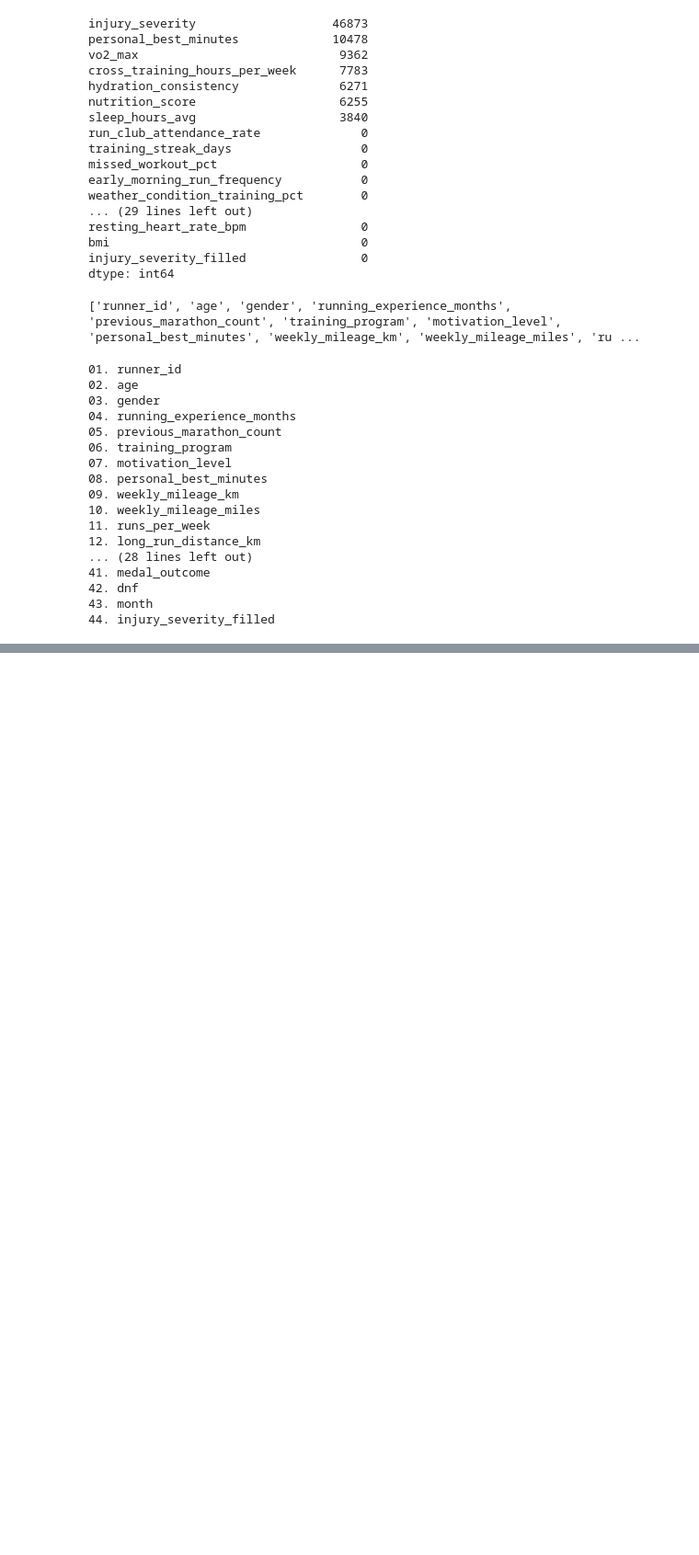
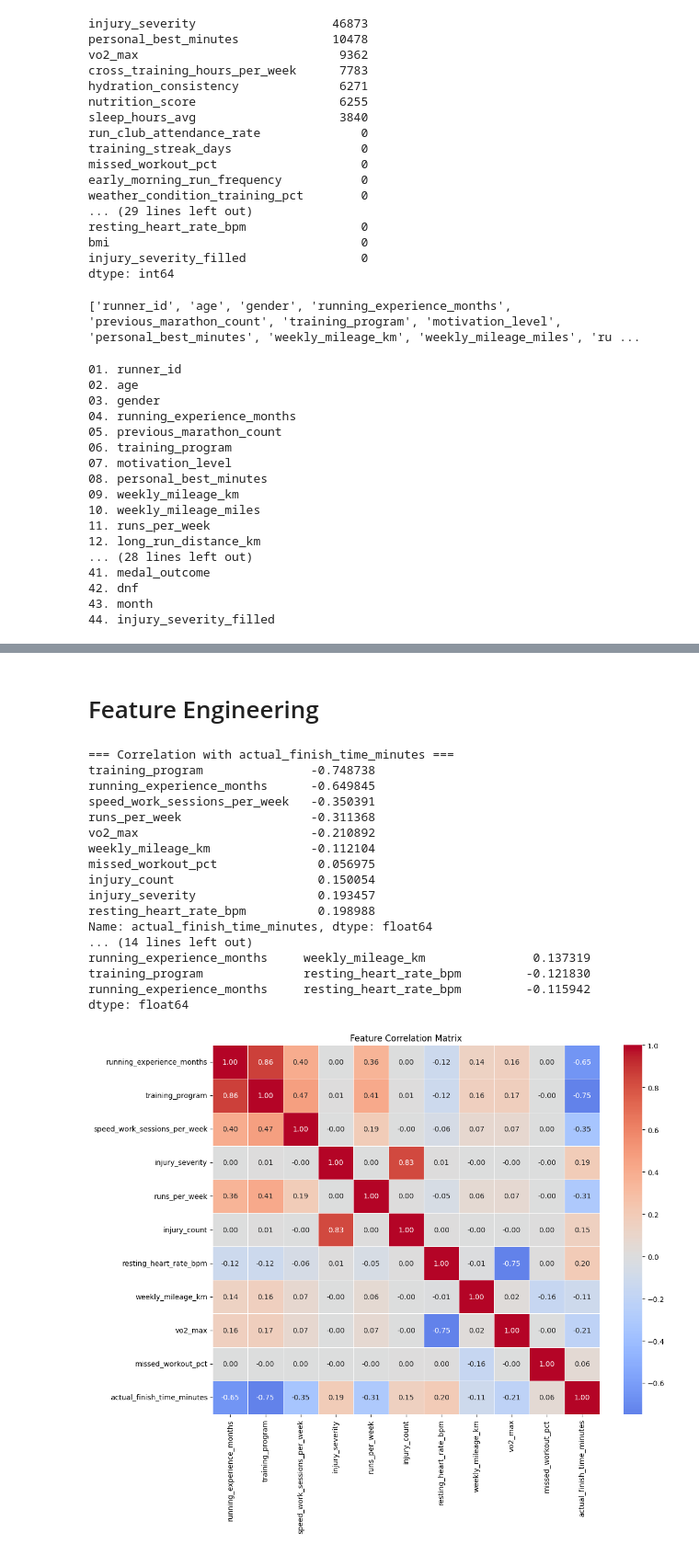
Before and after one commit to francescosias/MarathonIQ, a Jupyter notebook: Notebook/MarathonIQ_FS.ipynb, the cells around one changed output, grey strips where cells are left out. Shown at 92% size. Drawn from its saved outputs; the diff is of its cells as text; code cells hidden in the pictures; blank space fills up the shorter version.

```diff
--- a/Notebook/MarathonIQ_FS.ipynb
+++ b/Notebook/MarathonIQ_FS.ipynb
@@ -487,0 +920,60 @@ df = train_clean.copy()
+# %% [markdown]
+# Feature Engineering
+# %%
+import seaborn as sns
+import matplotlib.pyplot as plt
+
+top_features = [
+    "running_experience_months",
+    "training_program",
+    "speed_work_sessions_per_week",
+    "injury_severity",
+    "runs_per_week",
+    "injury_count",
+    "resting_heart_rate_bpm",
+    "weekly_mileage_km",
+    "vo2_max",
+    "missed_workout_pct",
+    "actual_finish_time_minutes",
+]
+
+corr = df[top_features].corr()
+
+# Correlation with target
+print("=== Correlation with actual_finish_time_minutes ===")
+print(corr["actual_finish_time_minutes"].drop("actual_finish_time_minutes").sort_values())
+
+# Feature-to-feature redundancy
+print("\n=== Top feature-to-feature correlations ===")
+corr_feats = df[top_features].drop(columns=["actual_finish_time_minutes"]).corr()
+pairs = (corr_feats.where(np.triu(np.ones(corr_feats.shape), k=1).astype(bool))
+                   .stack()
+                   .sort_values(key=abs, ascending=False))
+print(pairs.head(15))
+
+# Heatmap
+fig, ax = plt.subplots(figsize=(12, 10))
+sns.heatmap(corr, annot=True, fmt=".2f", cmap="coolwarm", center=0,
+            linewidths=0.5, ax=ax)
+ax.set_title("Feature Correlation Matrix")
+plt.tight_layout()
+plt.show()
+# %% [output]
+=== Correlation with actual_finish_time_minutes ===
+training_program               -0.748738
+running_experience_months      -0.649845
+speed_work_sessions_per_week   -0.350391
+runs_per_week                  -0.311368
+vo2_max                        -0.210892
+weekly_mileage_km              -0.112104
+missed_workout_pct              0.056975
+injury_count                    0.150054
+injury_severity                 0.193457
+resting_heart_rate_bpm          0.198988
+Name: actual_finish_time_minutes, dtype: float64
+... (14 lines left out)
+running_experience_months     weekly_mileage_km               0.137319
+training_program              resting_heart_rate_bpm         -0.121830
+running_experience_months     resting_heart_rate_bpm         -0.115942
+dtype: float64
+[figure, added]
```
Also changed, not shown: parts of 25 cells of this notebook.
